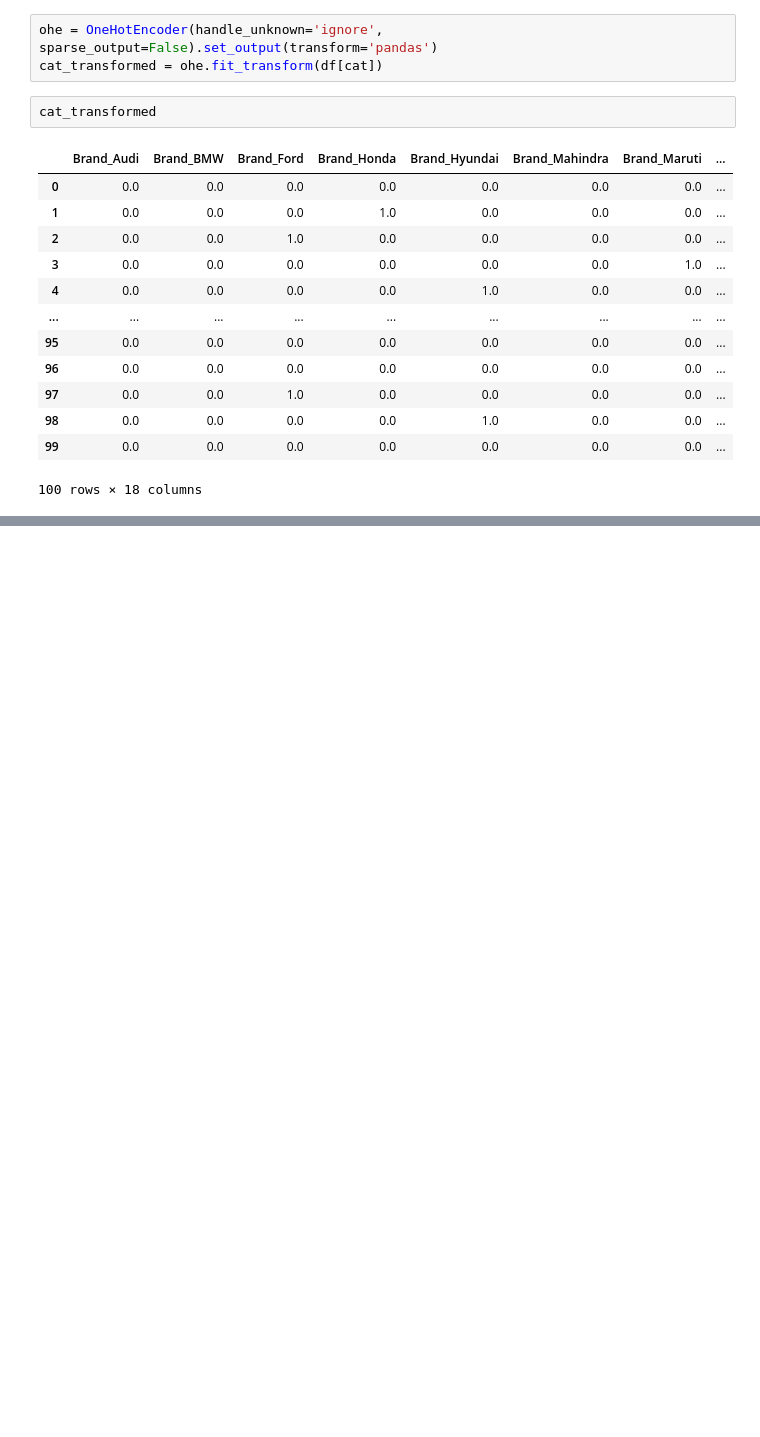
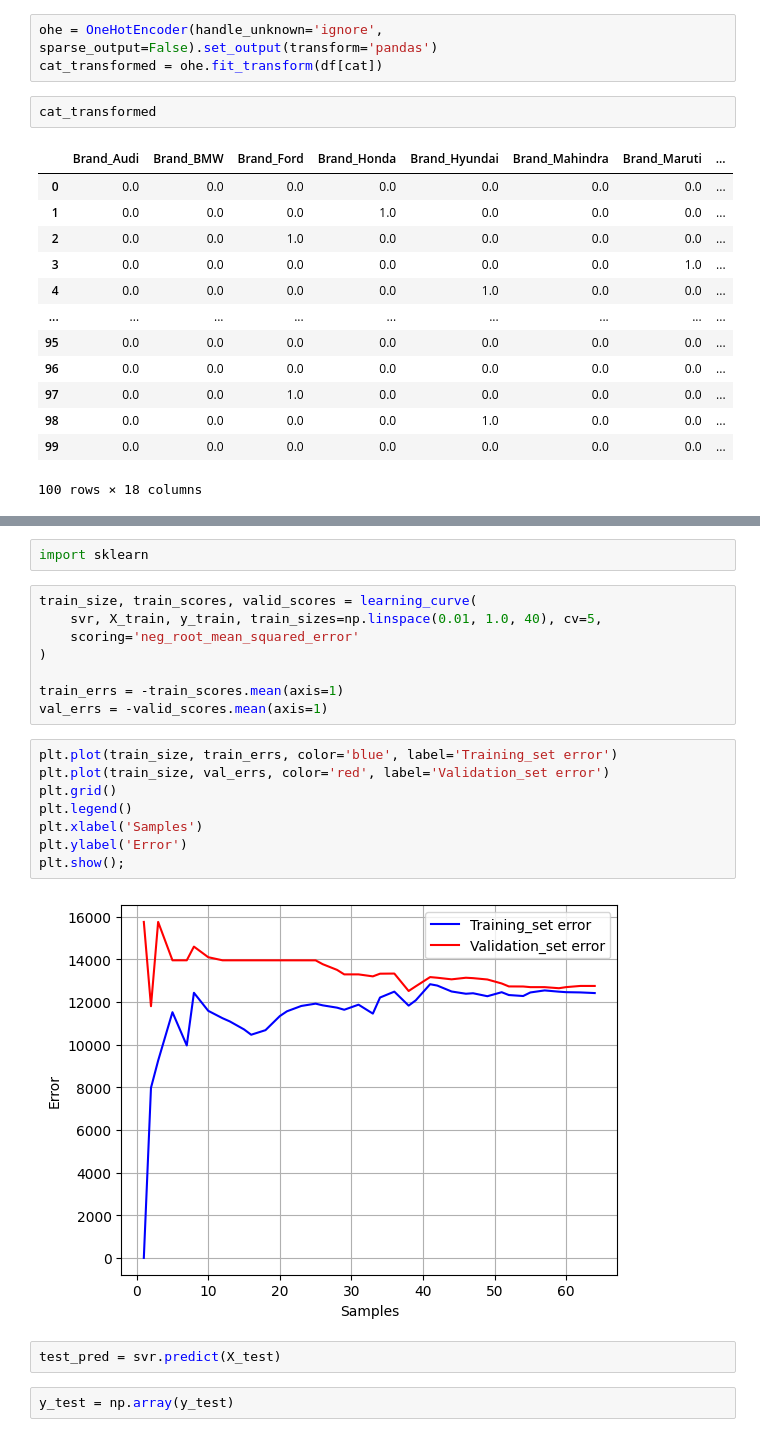
Before and after one commit to Venchislaw/PracticalAI, a Jupyter notebook: Machine Learning/Kaggle/From Datasets/CarPrice/UsedCarPrice.ipynb, the cells around one changed output, grey strips where cells are left out. Saved outputs shown, nothing was run; the diff lists cells and outputs as text; blank space fills up the shorter version.

```diff
--- a/Machine Learning/Kaggle/From Datasets/CarPrice/UsedCarPrice.ipynb
+++ b/Machine Learning/Kaggle/From Datasets/CarPrice/UsedCarPrice.ipynb
@@ -146,0 +228,24 @@ cat_transformed
+# %%
+import sklearn
+# %%
+train_size, train_scores, valid_scores = learning_curve(
+    svr, X_train, y_train, train_sizes=np.linspace(0.01, 1.0, 40), cv=5,
+    scoring='neg_root_mean_squared_error'
+)
+
+train_errs = -train_scores.mean(axis=1)
+val_errs = -valid_scores.mean(axis=1)
+# %%
+plt.plot(train_size, train_errs, color='blue', label='Training_set error')
+plt.plot(train_size, val_errs, color='red', label='Validation_set error')
+plt.grid()
+plt.legend()
+plt.xlabel('Samples')
+plt.ylabel('Error')
+plt.show();
+# %% [output]
+[figure, added]
+# %%
+test_pred = svr.predict(X_test)
+# %%
+y_test = np.array(y_test)
```
Also changed, not shown: parts of 32 cells of this notebook.
